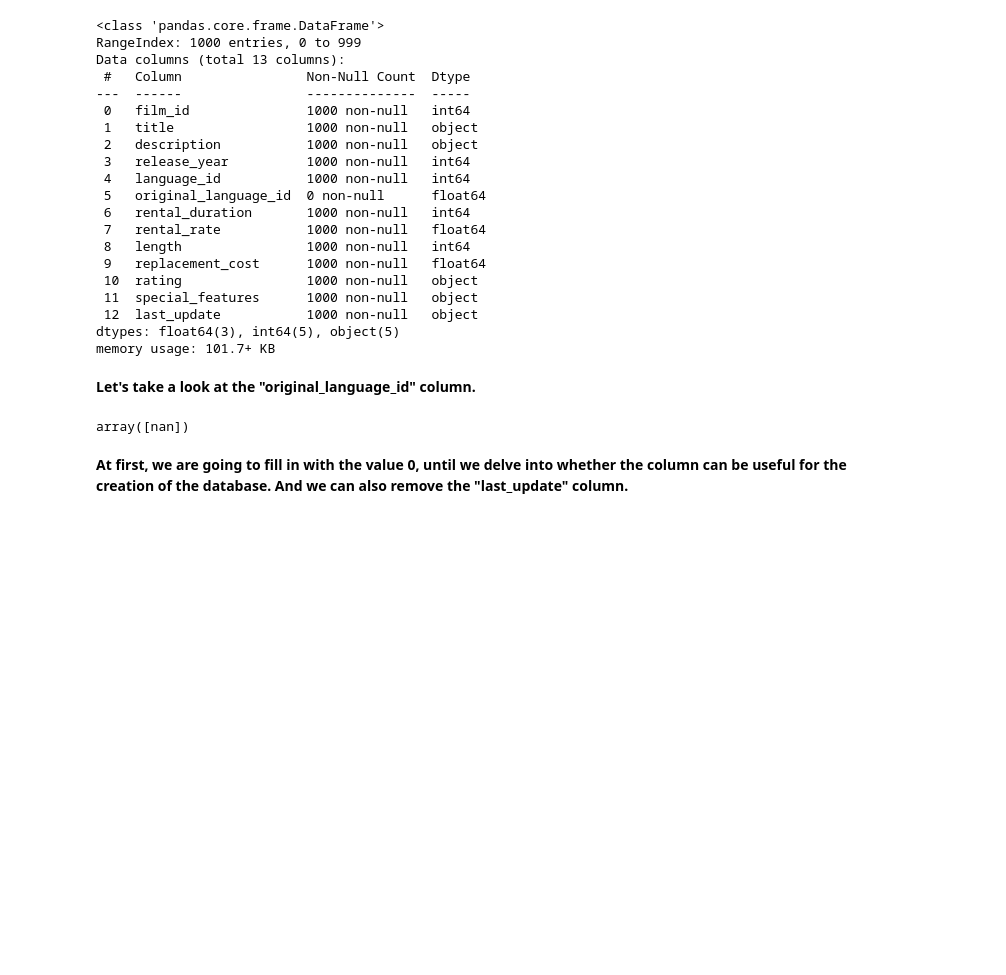
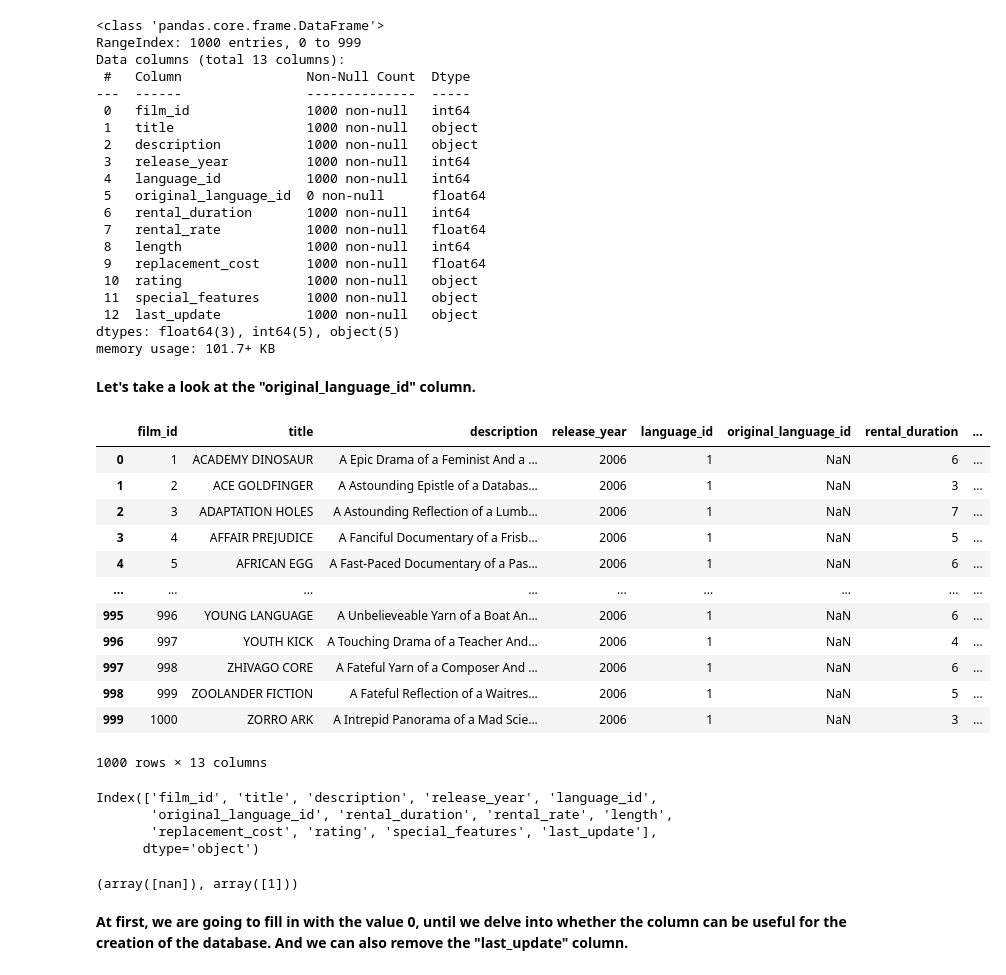
Before and after one commit to dapafer/sql-data-base-building, a Jupyter notebook: src/data_exploration_cleaning.ipynb, the cells around one changed output. Drawn from its saved outputs; the diff is of its cells as text; code cells hidden in the pictures; blank space fills up the shorter version.

```diff
--- a/src/data_exploration_cleaning.ipynb
+++ b/src/data_exploration_cleaning.ipynb
@@ -182,10 +196,33 @@ dtypes: float64(3), int64(5), object(5)
 memory usage: 101.7+ KB
 # %% [markdown]
 **Let's take a look at the "original_language_id" column.**
+# %%
+films
+# %% [output]
+|  | film_id | title | description | release_year | language_id | original_language_id | rental_duration | ... |
+| 0 | 1 | ACADEMY DINOSAUR | A Epic Drama of a Feminist And a ... | 2006 | 1 | NaN | 6 | ... |
+| 1 | 2 | ACE GOLDFINGER | A Astounding Epistle of a Databas... | 2006 | 1 | NaN | 3 | ... |
+| 2 | 3 | ADAPTATION HOLES | A Astounding Reflection of a Lumb... | 2006 | 1 | NaN | 7 | ... |
+| 3 | 4 | AFFAIR PREJUDICE | A Fanciful Documentary of a Frisb... | 2006 | 1 | NaN | 5 | ... |
+| 4 | 5 | AFRICAN EGG | A Fast-Paced Documentary of a Pas... | 2006 | 1 | NaN | 6 | ... |
+| ... | ... | ... | ... | ... | ... | ... | ... | ... |
+| 995 | 996 | YOUNG LANGUAGE | A Unbelieveable Yarn of a Boat An... | 2006 | 1 | NaN | 6 | ... |
+| 996 | 997 | YOUTH KICK | A Touching Drama of a Teacher And... | 2006 | 1 | NaN | 4 | ... |
+| 997 | 998 | ZHIVAGO CORE | A Fateful Yarn of a Composer And ... | 2006 | 1 | NaN | 6 | ... |
+| 998 | 999 | ZOOLANDER FICTION | A Fateful Reflection of a Waitres... | 2006 | 1 | NaN | 5 | ... |
+| 999 | 1000 | ZORRO ARK | A Intrepid Panorama of a Mad Scie... | 2006 | 1 | NaN | 3 | ... |
+1000 rows × 13 columns
+# %%
+films.columns
+# %% [output]
+Index(['film_id', 'title', 'description', 'release_year', 'language_id',
+       'original_language_id', 'rental_duration', 'rental_rate', 'length',
+       'replacement_cost', 'rating', 'special_features', 'last_update'],
+      dtype='object')
 # %%
-films['original_language_id'].unique()
+films['original_language_id'].unique(), films['language_id'].unique()
 # %% [output]
-array([nan])
+(array([nan]), array([1]))
 # %% [markdown]
 **At first, we are going to fill in with the value 0, until we delve into whether the column can be useful for the creation of the database. And we can also remove the "last_update" column.**
 # %%
```
Also changed, not shown: parts of 17 cells of this notebook, 2 other files.
